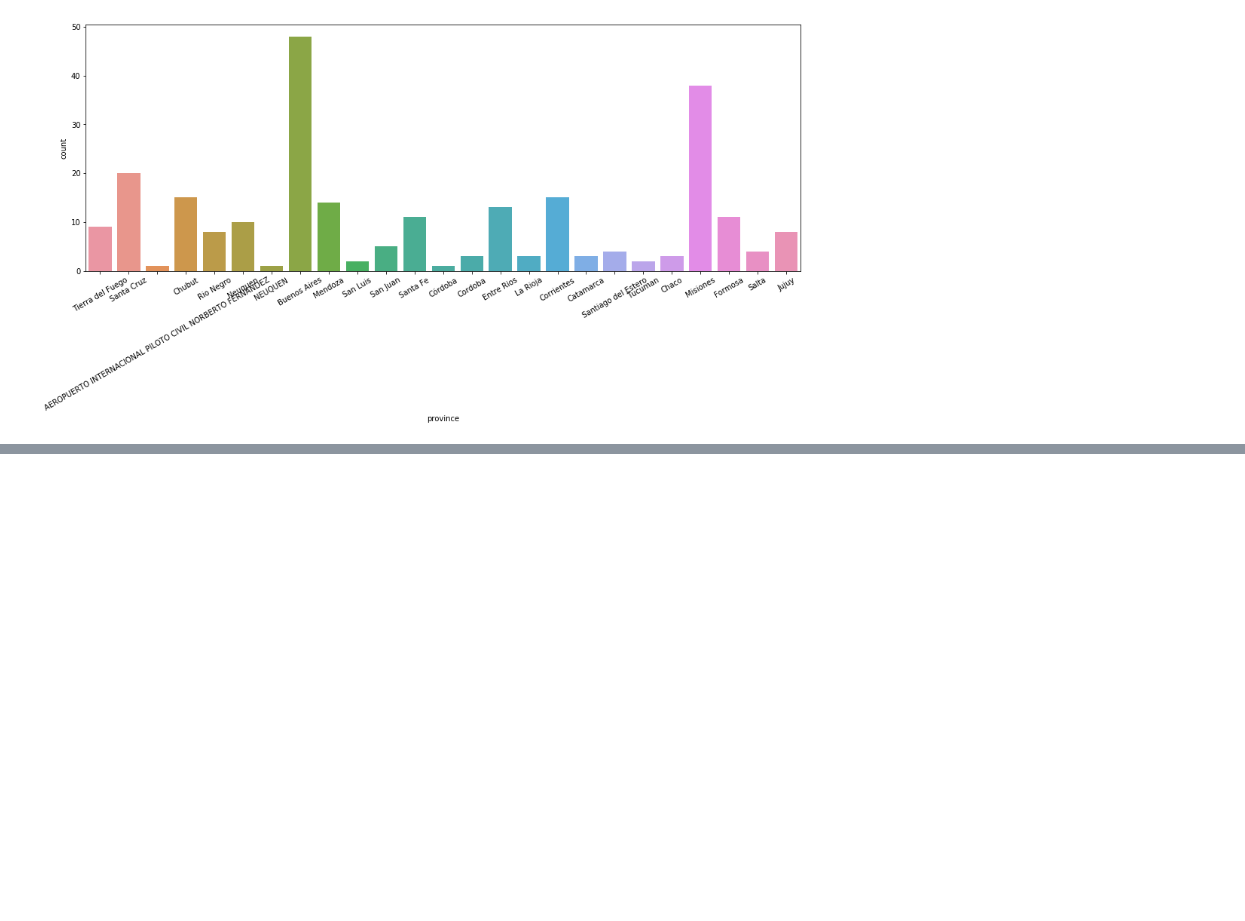
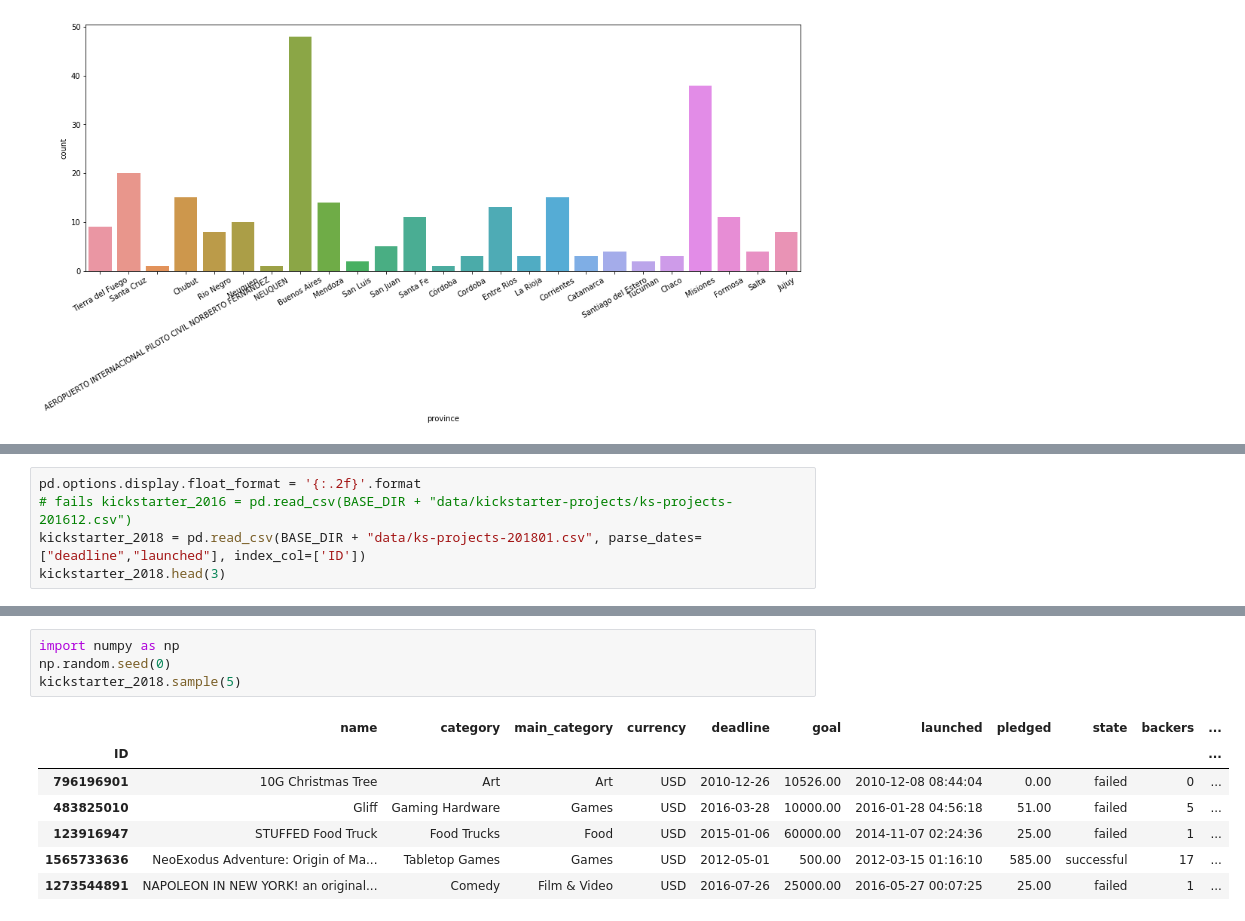
Before and after one commit to avdata99/diplo-datos-TPs-materia-2-analisis-y-curacion, a Jupyter notebook: TP 2 Análisis y curación.ipynb, the cells around one changed output, grey strips where cells are left out. Cells and saved outputs as stored; diff of their text form; blank space fills up the shorter version.

```diff
--- a/TP 2 Análisis y curación.ipynb
+++ b/TP 2 Análisis y curación.ipynb
@@ -120,0 +123,5 @@ plt.show()
+# %%
+pd.options.display.float_format = '{:.2f}'.format
+# fails kickstarter_2016 = pd.read_csv(BASE_DIR + "data/kickstarter-projects/ks-projects-201612.csv")
+kickstarter_2018 = pd.read_csv(BASE_DIR + "data/ks-projects-201801.csv", parse_dates=["deadline","launched"], index_col=['ID'])
+kickstarter_2018.head(3)
@@ -120,0 +134,12 @@ plt.show()
+# %%
+import numpy as np
+np.random.seed(0)
+kickstarter_2018.sample(5)
+# %% [output]
+|  | name | category | main_category | currency | deadline | goal | launched | pledged | state | backers | ... |
+| ID |  |  |  |  |  |  |  |  |  |  | ... |
+| 796196901 | 10G Christmas Tree | Art | Art | USD | 2010-12-26 | 10526.00 | 2010-12-08 08:44:04 | 0.00 | failed | 0 | ... |
+| 483825010 | Gliff | Gaming Hardware | Games | USD | 2016-03-28 | 10000.00 | 2016-01-28 04:56:18 | 51.00 | failed | 5 | ... |
+| 123916947 | STUFFED Food Truck | Food Trucks | Food | USD | 2015-01-06 | 60000.00 | 2014-11-07 02:24:36 | 25.00 | failed | 1 | ... |
+| 1565733636 | NeoExodus Adventure: Origin of Ma... | Tabletop Games | Games | USD | 2012-05-01 | 500.00 | 2012-03-15 01:16:10 | 585.00 | successful | 17 | ... |
+| 1273544891 | NAPOLEON IN NEW YORK! an original... | Comedy | Film & Video | USD | 2016-07-26 | 25000.00 | 2016-05-27 00:07:25 | 25.00 | failed | 1 | ... |
```
Also changed, not shown: parts of 15 cells of this notebook.
